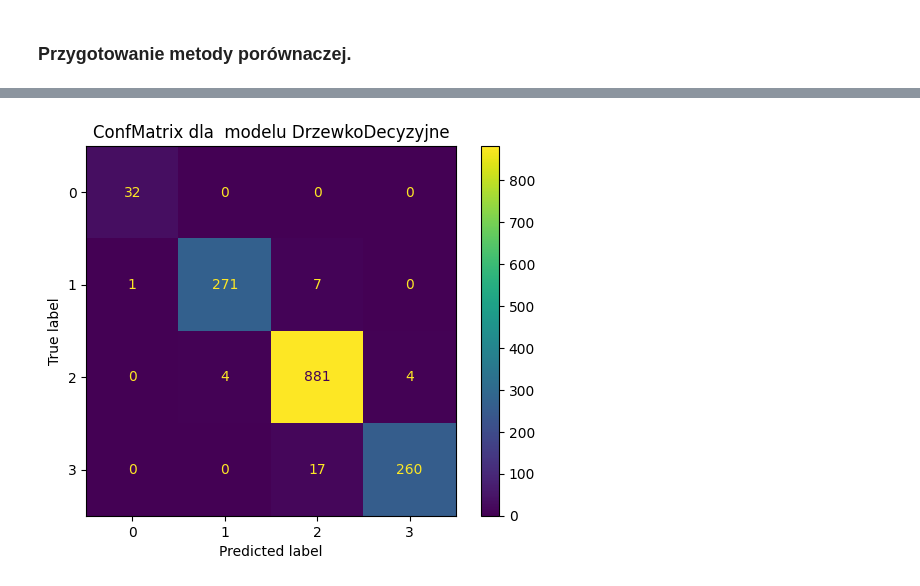
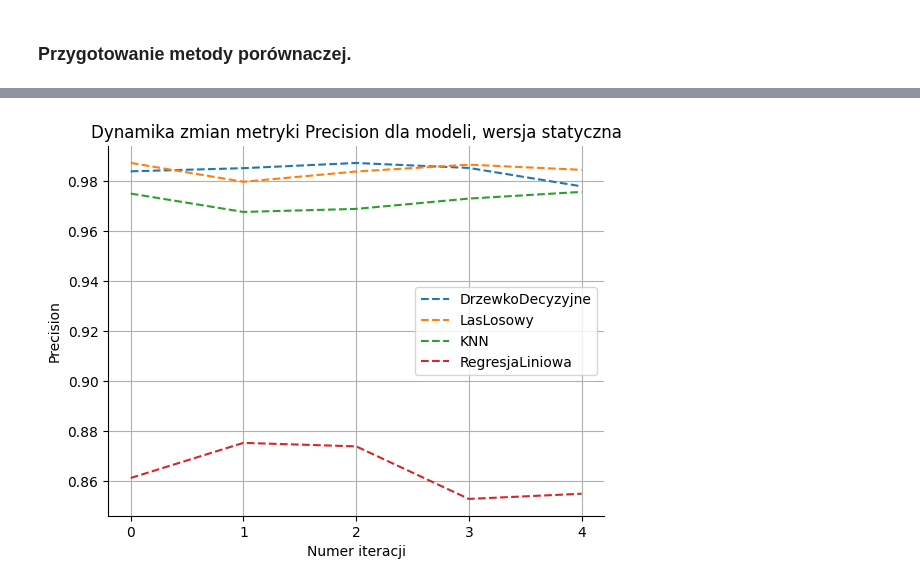
Before and after one commit to Pawel-Tomasz-Nowak/Scientific-collaboration, a Jupyter notebook: EmissionAnalysis copy.ipynb, the cells around one changed output, grey strips where cells are left out. Cells and saved outputs as stored; diff of their text form; code cells hidden in the pictures.

Commit message:
Wyliczanie pozostałych metryk dokładności,  uporządkowanie kodu.

```diff
--- a/EmissionAnalysis copy.ipynb
+++ b/EmissionAnalysis copy.ipynb
@@ -319,7 +309,7 @@ def ZakodujDane(Dataset:pd.DataFrame, CatFeatures:list[str], NumFeatures:list[st
     #Przekształć zmienną X za pomocą określonego wyżej transformatora.
     X_coded = cat_col_transformer.fit_transform(X = Dataset)
 
-    CatFeatures_coded = cat_col_transformer.named_transformers_["OHE"].get_feature_names_out(input_features = CatFeatures)
+    CatFeatures_coded = cat_col_transformer.named_transformers_["OHE"].get_feature_names_out(input_features = CatFeatures,)
 
     Dataset_coded = pd.DataFrame(data = X_coded, columns =  np.concatenate((CatFeatures_coded, NumFeatures)))
 
@@ -473,15 +463,6 @@ def ComputeF1(TruevsPrediction:pd.DataFrame) -> pd.DataFrame:
 
     return pd.DataFrame(data = MetricComparison,
                                      columns = list(Models.keys()))
-
-
-def MacierzPomylek(model_name:str, y_true:np.ndarray, y_predicted: np.ndarray, type:str = "stat"):
-    """Funkcja ta wylicza macierz pomyłek dla  danego modelu."""
-    axes = plt.figure(num = f"{model_name}_conf_matrix_{type}").add_subplot()
-
-
-    cos = ConfusionMatrixDisplay.from_predictions(y_true = y_true, y_pred = y_predicted, ax = axes)
-    axes.set_title(f"ConfMatrix dla  modelu {model_name}")
 # %%
 def PlotlineScores(perfomance_df: pd.DataFrame, metric_name:"str", n_splits:int, params_type:str = "statyczna") -> None:
     """Stwórz wykresy liniowe obrazujące dynamikę zmian dokładności modeli."""
@@ -515,46 +515,44 @@ def PlotConfussionMatrices(TrueVSPrediction:pd.DataFrame, n_splits:int, type:str
 # %% [markdown]
 ### Przygotowanie metody porównaczej.
 # %%
-def PorównajModele(Dataset:pd.DataFrame,CatPredictors:list[str], NumPredictors:list[str],
-                       n_splits:int = 5, train_size:float = 0.8, test_size:float =  0.2, com_type:str = "Stat") -> tuple[pd.DataFrame, pd.DataFrame]:
+def TrenujITestujModele(Dataset:pd.DataFrame,CatPredictors:list[str], NumPredictors:list[str],
+                        Models:dict[str, "estimator"], Models_hipparams:dict[str,  dict[ str, list[ str | int | float] ] ],
+                       n_splits:int = 5, train_size:float = 0.8, test_size:float =  0.2,
+                       com_type:str = "Stat") -> tuple[pd.DataFrame, pd.DataFrame]:
 
-    TrueVSPrediction_stat_df = StworzTabelkePorównawczą()
-    TrueVSPrediction_dyna_df = StworzTabelkePorównawczą()
-
-
+    TrueVSPrediction_stat = StworzTabelkePorównawczą()
+    TrueVSPrediction_dyna = StworzTabelkePorównawczą()
 
     X = Dataset[CatPredictors + NumPredictors] #Zainicjuj ostateczny zbiór predyktorów.
     y = Dataset[[target_var_discr]] #Zdefiniuj zmienną celu (jest to wieloklasowa zmienna kategoryczna)
 
-    y_OHE = OneHotEncoder(sparse_output = False).fit_transform(X = y) #Zakoduj zmienną docelową jako zbiór k kolumn binarnych.
-                                                                        #Tak zakodowana etykietka przyda się w wielowyjściowej regresji.
-
-
-    X_coded = ZakodujDane(X, CatPredictors, NumPredictors) #Zakoduj dane kategoryczne predykcyjne.
+    X_coded = ZakodujDane(X, CatPredictors, NumPredictors) #Zakoduj zmienne kategoryczne predykcyjne.
 
     SSS = StratifiedShuffleSplit(n_splits = n_splits,  #Zdefiniuj stratyfikowany podział szufladkowy.
                                  train_size =train_size,
                                  test_size = test_size)
 
 
+    y_OHE = OneHotEncoder(sparse_output = False).fit_transform(X = y) #Zakoduj zmienną docelową jako zbiór k kolumn binarnych.
+                                                                        #Tak zakodowana etykietka przyda się w wielowyjściowej regresji.
+
 
 
     for iter_indx, indx in enumerate(SSS.split(X, y)): #Wydobadź indeksy treningowe i testowe.
-        train_indx, test_indx = indx
+        train_indx, test_indx = indx #Znajdź indeksy treningowe oraz indeksy testowe.
+
         X_train, y_train = X_coded.iloc[train_indx, :],  np.array(y.iloc[train_indx,: ]).ravel()
+
         X_test, y_test = X_coded.iloc[test_indx, :],  np.array(y.iloc[test_indx, :]).ravel()
-
 
         X_train ,Scaler = TransformujDane(X_train, NumPredictors, pca_predictors= ["Fuel Consumption City (L/100 km)", "Fuel Consumption Hwy (L/100 km)",
                                                                                    "Fuel Consumption Comb (L/100 km)","Fuel Consumption Comb (mpg)"])
 
-
         X_test = Scaler.transform(X_test) #Dokonaj skalowania na zbiorze testowym za pomocą parametrów wydobytych ze zbioru treningowego.
 
 
-
         for model_name in Models.keys():
-            model:'Estimator' = Models[model_name] #Zrekrutuj motel.
+            model:'Estimator' = Models[model_name] #Zrekrutuj model.
 
 
             if model_name != "RegresjaLiniowa":
@@ -570,9 +568,8 @@ def PorównajModele(Dataset:pd.DataFrame,CatPredictors:list[str], NumPredictors:
                 y_predicted: np.ndarray = TrainAndTestModelStat(model, X_train, y_train, X_test).argmax(axis = 1)
 
 
-            TrueVSPrediction_stat_df[(model_name, iter_indx, "True")] = y_test
-            TrueVSPrediction_stat_df[(model_name, iter_indx, "Pred")] = y_predicted
-
+            TrueVSPrediction_stat[(model_name, iter_indx, "True")] = y_test
+            TrueVSPrediction_stat[(model_name, iter_indx, "Pred")] = y_predicted
 
 
 
@@ -592,26 +589,40 @@ def PorównajModele(Dataset:pd.DataFrame,CatPredictors:list[str], NumPredictors:
                 y_pred: np.ndarray = TrainAndTestModelStat(model, X_train, y_OHE_train, X_test).argmax(axis = 1)
 
 
+            TrueVSPrediction_dyna[(model_name, iter_indx, "True")] = y_test
+            TrueVSPrediction_dyna[(model_name, iter_indx, "Pred")] = y_pred
 
-            TrueVSPrediction_dyna_df[(model_name, iter_indx, "True")] = y_test
-            TrueVSPrediction_dyna_df[(model_name, iter_indx, "Pred")] = y_pred
+
+    return TrueVSPrediction_stat, TrueVSPrediction_dyna
 
 
 
+def PorównajModele(TrueVSPrediction_df_stat:pd.DataFrame,TrueVSPrediction_df_dyna:pd.DataFrame, n_splits:int ) -> None:
+    """Funkcja wylicza miary dokładności dla wszystkich modeli.
+    Pierwsze dwa argumenty są ramkami danych, których wartościami są prawdziwe lub przewidziane etykietki.
+    Każda z tych ramek ma wielopoziomy system indeksowania kolumn, który jest postaci: (model_name, iter_indx, type).
+    model_name jest nazwą danego modelu. iter_indx wskazuje na to, w którym podziale etykietki są przewidziane. type = "True" albo type = "Pred".
+    Gdy type = "True", etykietki są rzeczywiste, w przeciwnym wypadku są przewidziane."""
 
 
-    return TrueVSPrediction_stat_df, TrueVSPrediction_dyna_df
+    Miary = {"Accuracy" : ComputeAccuracy, "Precision":ComputePrecision,
+             "Recall":ComputeRecall, "F1": ComputeF1}
 
 
-TrueVSPrediction_df_stat, TrueVSPrediction_df_dyna = PorównajModele(Dataset, cat_predictors, num_predictors, n_splits = n_splits) #Trenuj modele na różnych podziałach zbioru treningowego i testowego.
+    for miara in Miary.keys():
+        Metric_comparison_stat = Miary[miara](TrueVSPrediction_df_stat)
+        Metric_comparison_dyna = Miary[miara](TrueVSPrediction_df_dyna)
 
-Accuracy_comparison_stat = ComputeAccuracy(TrueVSPrediction_df_stat) #Wylicz tabele porównawczą dla statyczych hiperparam.
-Accuracy_comparison_dyna = ComputeAccuracy(TrueVSPrediction_df_dyna) #Wylicz tabele porównawczą dla dynamicznych hiperparam.
+        PlotlineScores(Metric_comparison_stat, miara, n_splits, "statyczna")
+        PlotlineScores(Metric_comparison_dyna, miara, n_splits, "dynamiczna")
 
 
-PlotlineScores(Accuracy_comparison_stat, "Accuracy", n_splits, "statyczna") #Narysuj wykresy liniowe obrazujące zmiany dokładności modeli.
-PlotlineScores(Accuracy_comparison_dyna, "Accuracy", n_splits, "dynamiczna") #Narysuj wykresy liniowe obrazujące zmiany dokładności modeli.
+    MacierzPomylek(TrueVSPrediction_df_stat, n_splits) #Wylicz oraz narysuj macierz pomyłek dla statycznego strojenia hiperparametrów
+    MacierzPomylek(TrueVSPrediction_df_stat, n_splits, type = "dyna") #Wylicz oraz narysuj macierz pomyłek dla dynamicznego strojenia hiperparametrów.
 
 
-PlotConfussionMatrices(TrueVSPrediction_df_dyna, n_splits, "dyna")
+
+TrueVSPrediction_stat, TrueVSPrediction_dyna = TrenujITestujModele(Dataset,cat_predictors, num_predictors, Models, Models_hipparams, n_splits = n_splits) #Trenuj modele na różnych podziałach zbioru treningowego i testowego.
+
+PorównajModele(TrueVSPrediction_stat, TrueVSPrediction_dyna, n_splits)
 # %% [output]
@@ -620 +631 @@ PlotConfussionMatrices(TrueVSPrediction_df_dyna, n_splits, "dyna")
-[figure, old version]
+[figure, new version]
```
Also changed, not shown: parts of 6 cells of this notebook.
